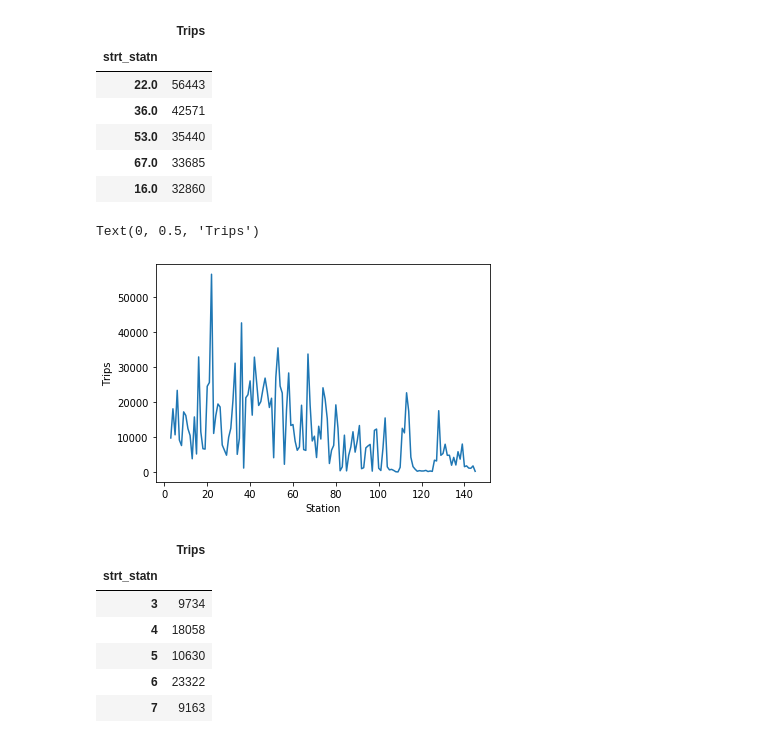
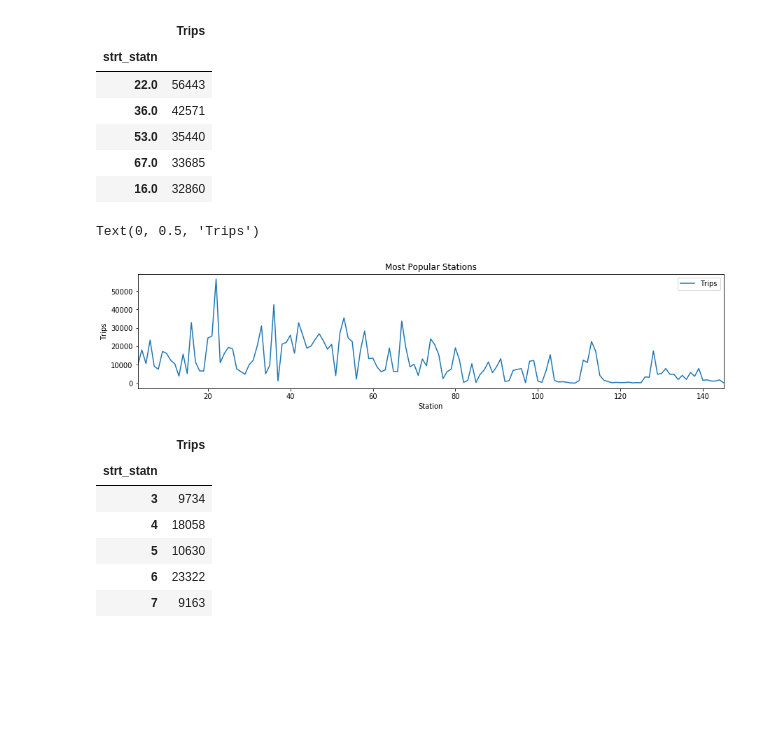
Before and after one commit to jisanos/Hubway-Data-Visualization-Challenge, a Jupyter notebook: Exam_Script.ipynb, the cells around one changed output. Saved outputs shown, nothing was run; the diff lists cells and outputs as text; code cells hidden in the pictures; blank space fills up the shorter version.

```diff
--- a/Exam_Script.ipynb
+++ b/Exam_Script.ipynb
@@ -253,12 +253,12 @@ aggregated_startstation.sort_values(by='Trips', ascending=0).head()
 | 67.0 | 33685 |
 | 16.0 | 32860 |
 # %%
-plt.plot(aggregated_startstation)
+aggregated_startstation.plot(figsize=(15,3), title = 'Most Popular Stations')
 plt.xlabel('Station')
 plt.ylabel('Trips')
 # %% [output]
 Text(0, 0.5, 'Trips')
-[figure, old version]
+[figure, new version]
 # %%
 aggregated_startstation.index = aggregated_startstation.index.astype(int)
 #Turning the floats index into int intex to merge them with the Stations dataframe
```
Also changed, not shown: parts of 13 cells of this notebook, 1 other file.
